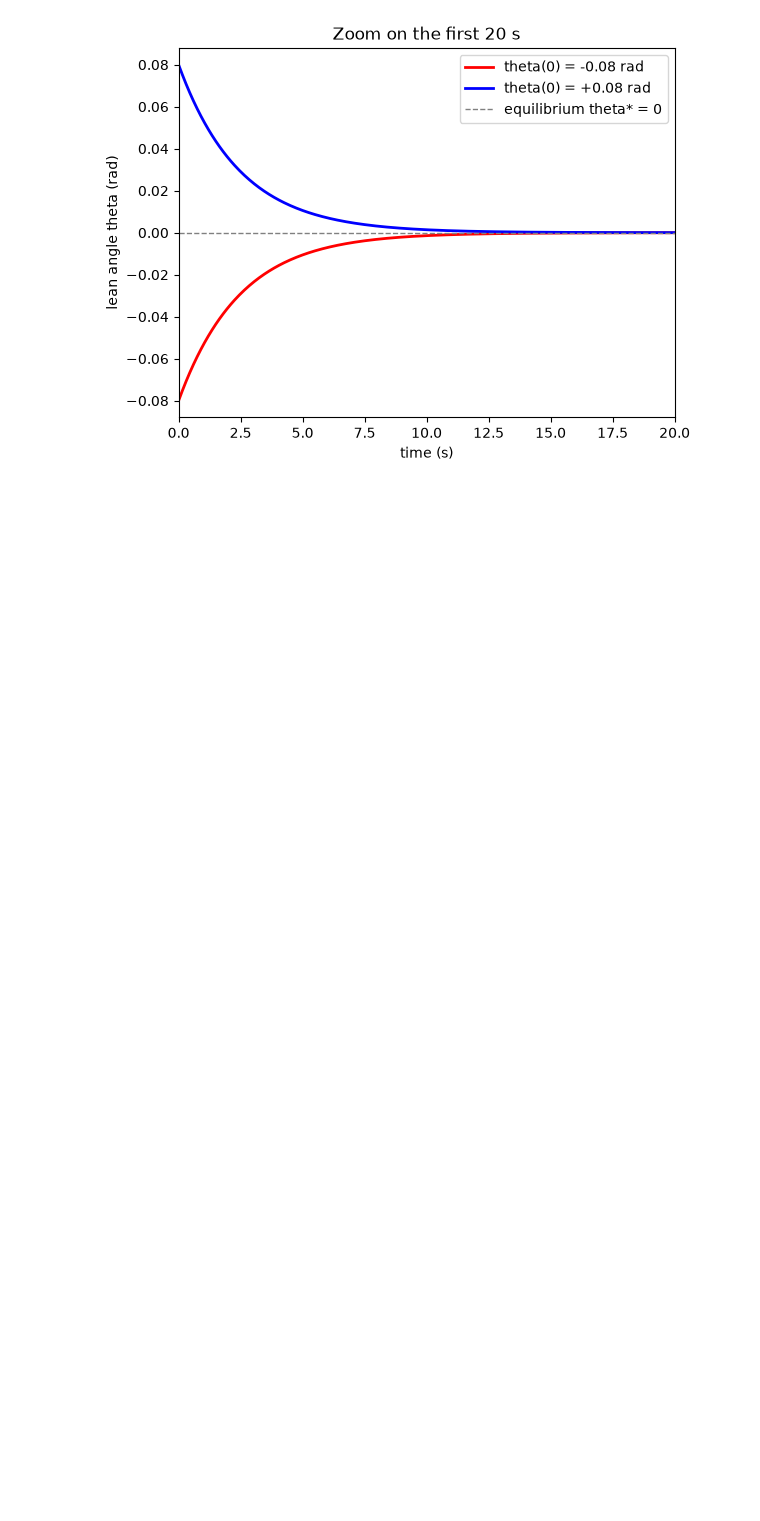
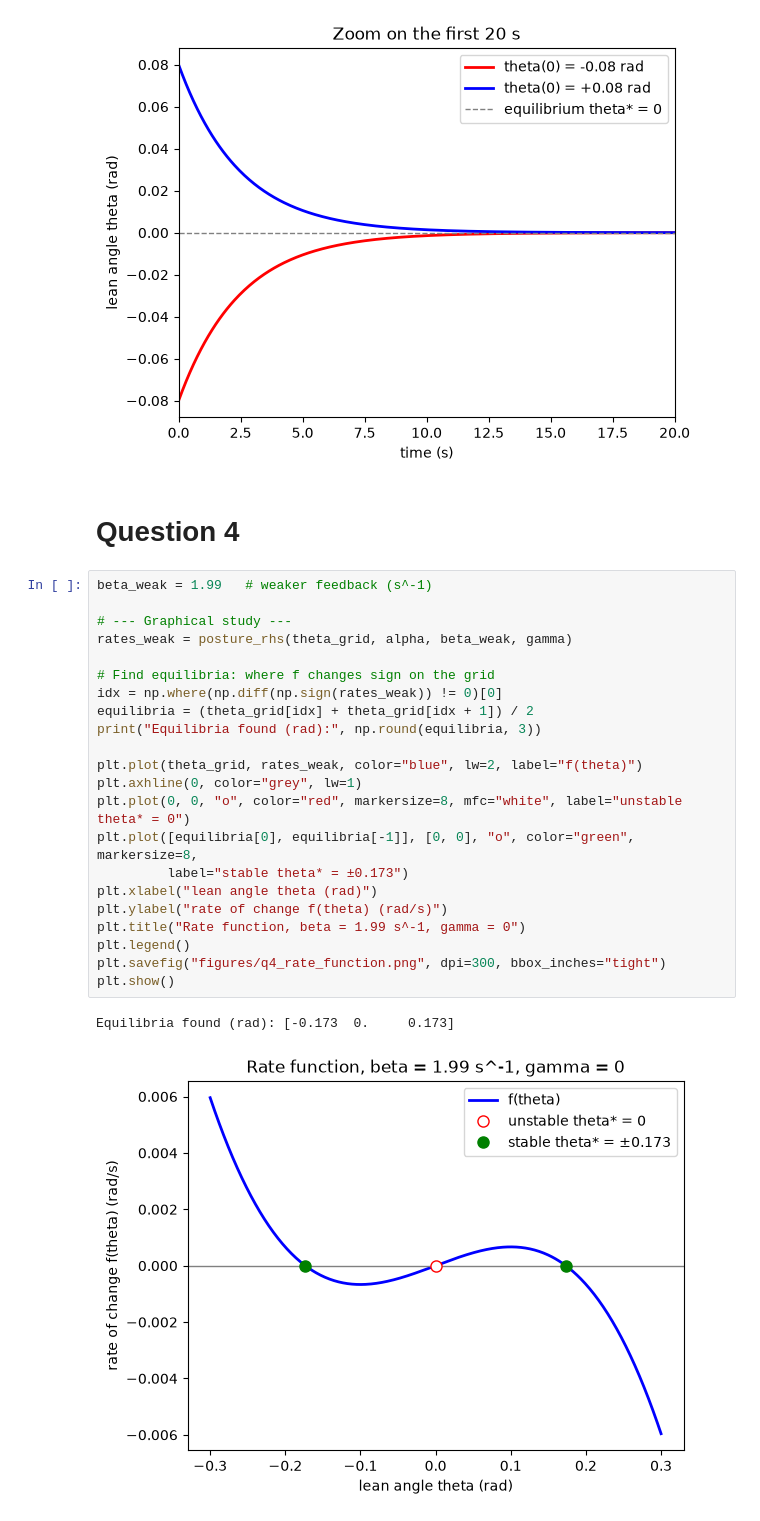
Before and after one commit to zoesauge/Control_Posture_Project, a Jupyter notebook: Questions_code.ipynb, the cells around one changed output. Saved outputs shown, nothing was run; the diff lists cells and outputs as text; blank space fills up the shorter version.

```diff
--- a/Questions_code.ipynb
+++ b/Questions_code.ipynb
@@ -88,3 +88,30 @@ plt.show()
 # %% [output]
 [figure]
 [figure]
+# %% [markdown]
+# Question 4
+# %%
+beta_weak = 1.99   # weaker feedback (s^-1)
+
+# --- Graphical study ---
+rates_weak = posture_rhs(theta_grid, alpha, beta_weak, gamma)
+
+# Find equilibria: where f changes sign on the grid
+idx = np.where(np.diff(np.sign(rates_weak)) != 0)[0]
+equilibria = (theta_grid[idx] + theta_grid[idx + 1]) / 2
+print("Equilibria found (rad):", np.round(equilibria, 3))
+
+plt.plot(theta_grid, rates_weak, color="blue", lw=2, label="f(theta)")
+plt.axhline(0, color="grey", lw=1)
+plt.plot(0, 0, "o", color="red", markersize=8, mfc="white", label="unstable theta* = 0")
+plt.plot([equilibria[0], equilibria[-1]], [0, 0], "o", color="green", markersize=8,
+         label="stable theta* = ±0.173")
+plt.xlabel("lean angle theta (rad)")
+plt.ylabel("rate of change f(theta) (rad/s)")
+plt.title("Rate function, beta = 1.99 s^-1, gamma = 0")
+plt.legend()
+plt.savefig("figures/q4_rate_function.png", dpi=300, bbox_inches="tight")
+plt.show()
+# %% [output]
+Equilibria found (rad): [-0.173  0.     0.173]
+[figure, added]
```
Also changed, not shown: parts of 1 cell of this notebook, 2 other files.
